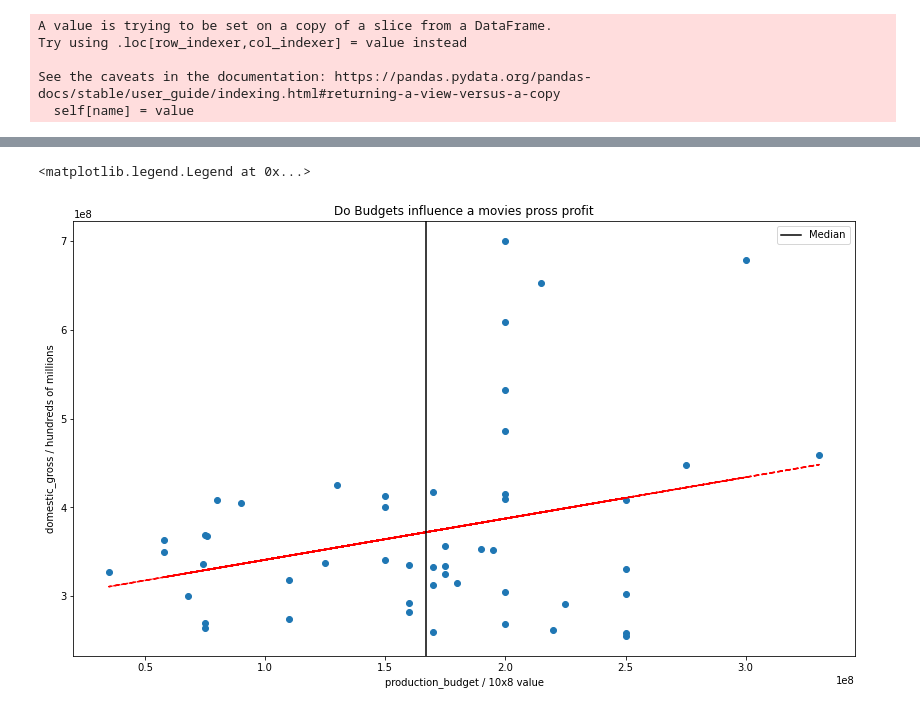
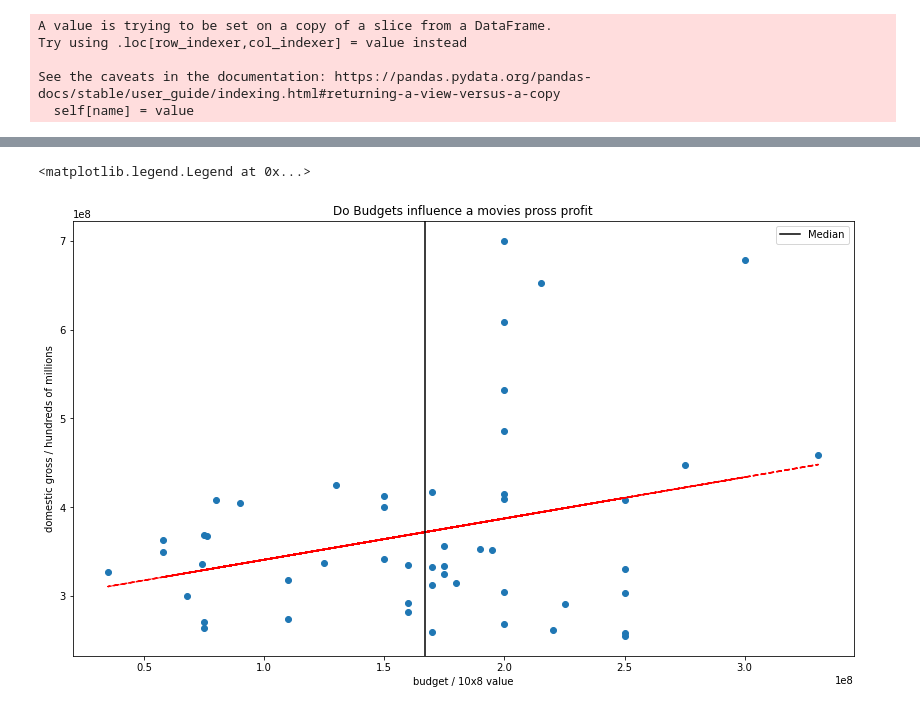
Before and after one commit to kinghenderson/microsoft_movie_analysis, a Jupyter notebook: Gross Value .ipynb, the cells around one changed output, grey strips where cells are left out. Drawn from its saved outputs; the diff is of its cells as text; code cells hidden in the pictures.

```diff
--- a/Gross Value .ipynb
+++ b/Gross Value .ipynb
@@ -119,30 +99,30 @@ df_graph.sort_values(by='production_budget', ascending=False)
 # %%
 #transfering data from graph_df into a scatter plot
 #ax = df_graph.plot.scatter(x="production_budget", y="domestic_gross_rounded")
 # df_graph.plot.scatter(x='production_budget',
 #                 y='domestic_gross_rounded',
 #                ylim=(250, 700),
 #                xlim=(30, 350)
 
 fig, ax = plt.subplots(figsize=(14,8))
 # data = df_graph[['production_budget', 'domestic_gross_rounded']]
 x = df_graph['production_budget']
 y = df_graph['domestic_gross_rounded']
 plt.scatter(x,y)
 
 #
 z = np.polyfit(x, y, 1)
 p = np.poly1d(z)
 plt.plot(x,p(x), "r--")
 
 plt.title('Do Budgets influence a movies pross profit')
-plt.xlabel('production_budget / 10x8 value')
-plt.ylabel('domestic_gross / hundreds of millions')
+plt.xlabel('budget / 10x8 value')
+plt.ylabel('domestic gross / hundreds of millions')
 plt.axvline(df_graph['production_budget'].mean(), color = 'k', label='Median')
 plt.legend()
 # %% [output]
 <matplotlib.legend.Legend at 0x...>
-[figure, old version]
+[figure, new version]
 # %%
 #importing data and dropping nan values
 rotten_tomatoes = pd.read_csv('data/zippeddata/rotten_tomatoes_movies.csv.gz')
```
Also changed, not shown: parts of 8 cells of this notebook, 2 other files.
